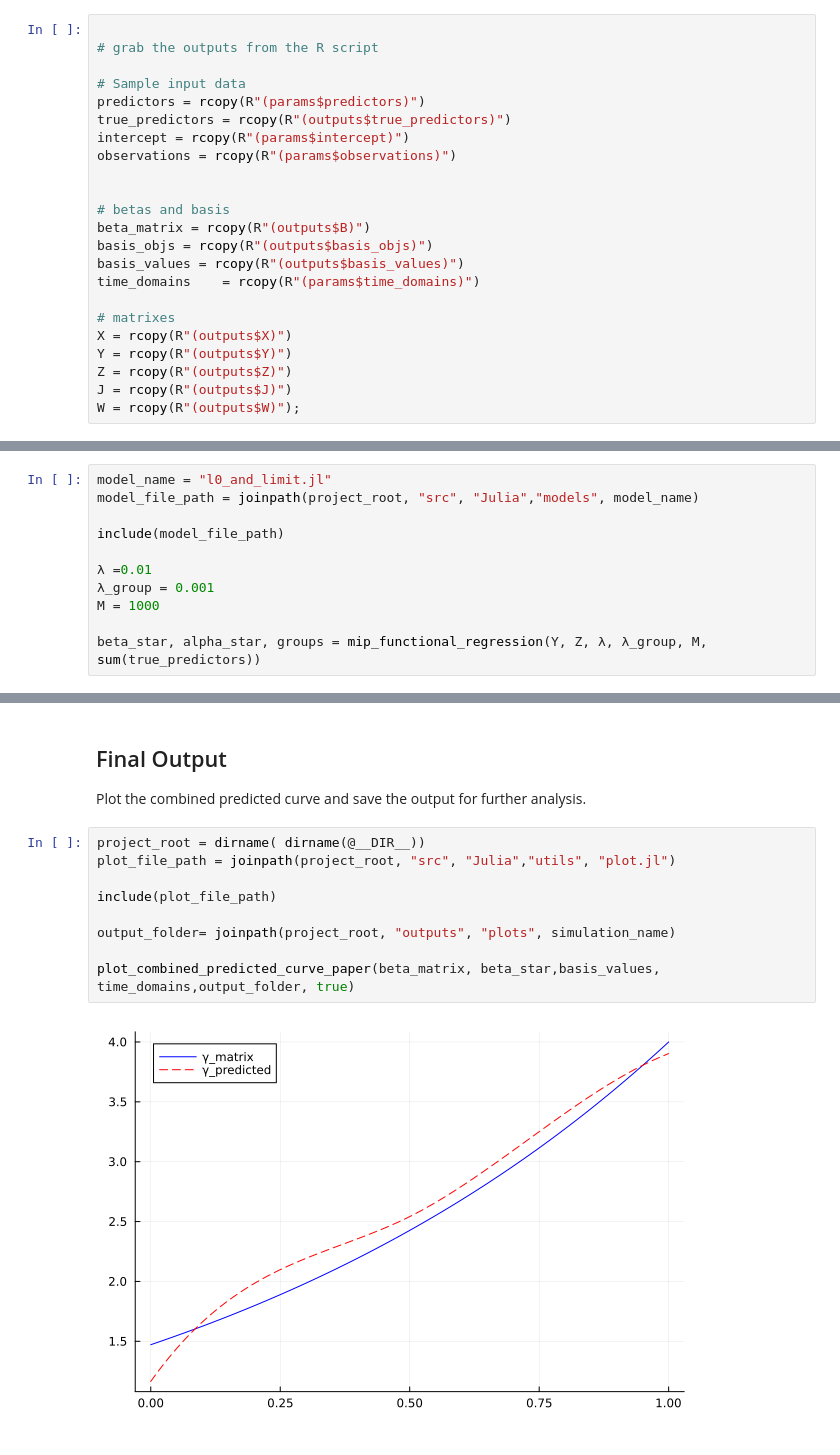
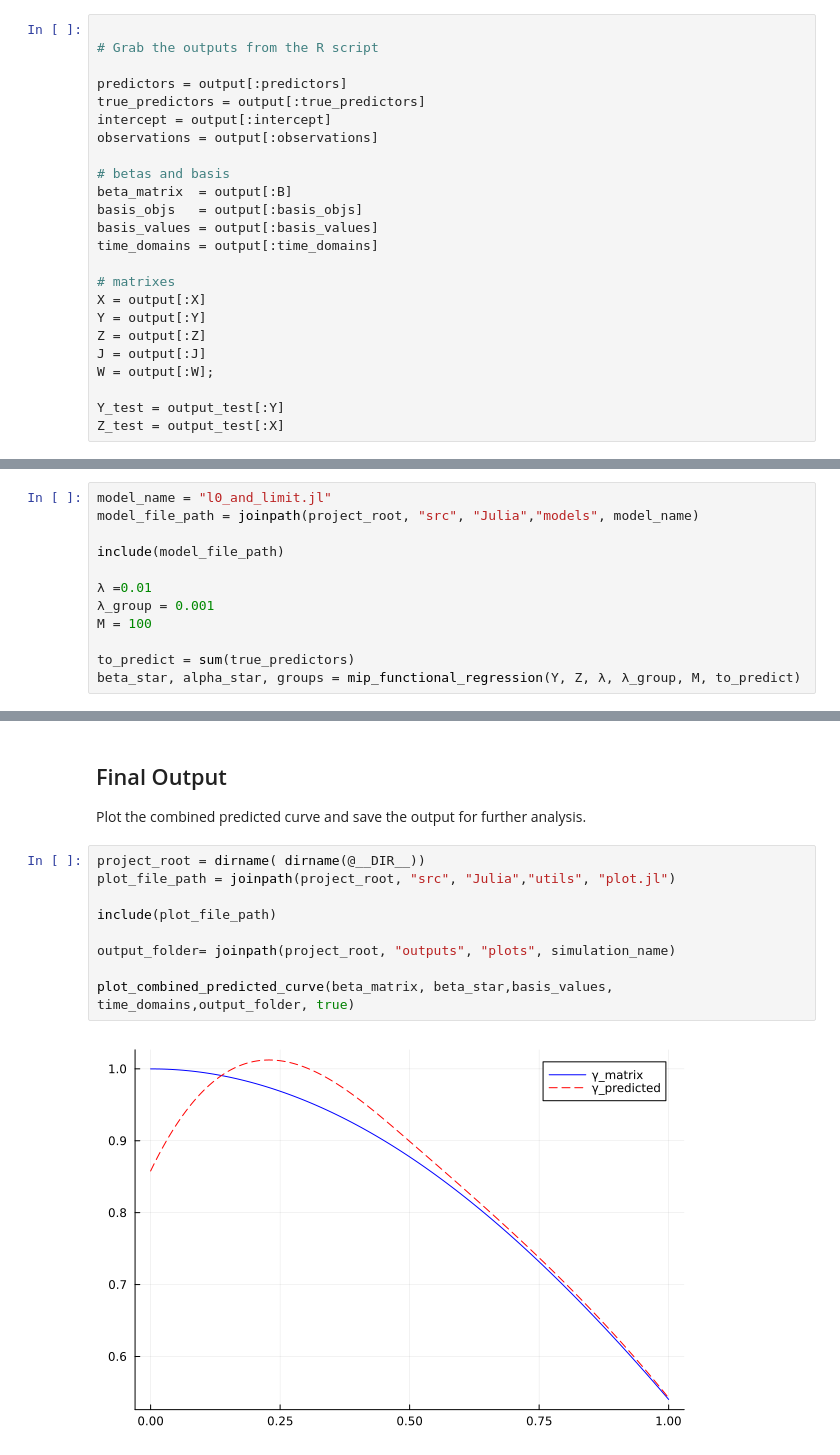
Before and after one commit to FrigaZzz/functional-data-regression-mip, a Jupyter notebook: notebooks/run_simulations/visual_N_predictors.ipynb, the cells around one changed output, grey strips where cells are left out. Cells and saved outputs as stored; diff of their text form.

```diff
--- a/notebooks/run_simulations/visual_N_predictors.ipynb
+++ b/notebooks/run_simulations/visual_N_predictors.ipynb
@@ -65,23 +68,24 @@ Here we load the data required for the simulation and run the R simulation scrip
 # %%
 
-# grab the outputs from the R script
+# Grab the outputs from the R script
 
-# Sample input data
-predictors = rcopy(R"(params$predictors)")
-true_predictors = rcopy(R"(outputs$true_predictors)")
-intercept = rcopy(R"(params$intercept)")
-observations = rcopy(R"(params$observations)")
-
+predictors = output[:predictors]
+true_predictors = output[:true_predictors]
+intercept = output[:intercept]
+observations = output[:observations]
 
 # betas and basis
-beta_matrix = rcopy(R"(outputs$B)")
-basis_objs = rcopy(R"(outputs$basis_objs)")
-basis_values = rcopy(R"(outputs$basis_values)")
-time_domains    = rcopy(R"(params$time_domains)")
+beta_matrix  = output[:B]
+basis_objs   = output[:basis_objs]
+basis_values = output[:basis_values]
+time_domains = output[:time_domains]
 
 # matrixes
-X = rcopy(R"(outputs$X)")
-Y = rcopy(R"(outputs$Y)")
-Z = rcopy(R"(outputs$Z)")
-J = rcopy(R"(outputs$J)")
-W = rcopy(R"(outputs$W)");
+X = output[:X]
+Y = output[:Y]
+Z = output[:Z]
+J = output[:J]
+W = output[:W];
+
+Y_test = output_test[:Y]
+Z_test = output_test[:X]
@@ -227,9 +199,10 @@ include(model_file_path)
 
 λ =0.01
 λ_group = 0.001
-M = 1000
+M = 100
 
-beta_star, alpha_star, groups = mip_functional_regression(Y, Z, λ, λ_group, M, sum(true_predictors))
+to_predict = sum(true_predictors)
+beta_star, alpha_star, groups = mip_functional_regression(Y, Z, λ, λ_group, M, to_predict)
 # %% [output]
 Set parameter Username
 Academic license - for non-commercial use only - expires 2024-10-22
@@ -677,11 +467,11 @@ Plot the combined predicted curve and save the output for further analysis.
 # %%
 project_root = dirname( dirname(@__DIR__))
 plot_file_path = joinpath(project_root, "src", "Julia","utils", "plot.jl")
 
 include(plot_file_path)
 
 output_folder= joinpath(project_root, "outputs", "plots", simulation_name)
 
-plot_combined_predicted_curve_paper(beta_matrix, beta_star,basis_values, time_domains,output_folder, true)
+plot_combined_predicted_curve(beta_matrix, beta_star,basis_values, time_domains,output_folder, true)
 # %% [output]
-[figure, old version]
+[figure, new version]
```
Also changed, not shown: parts of 35 cells of this notebook, 34 other files.
